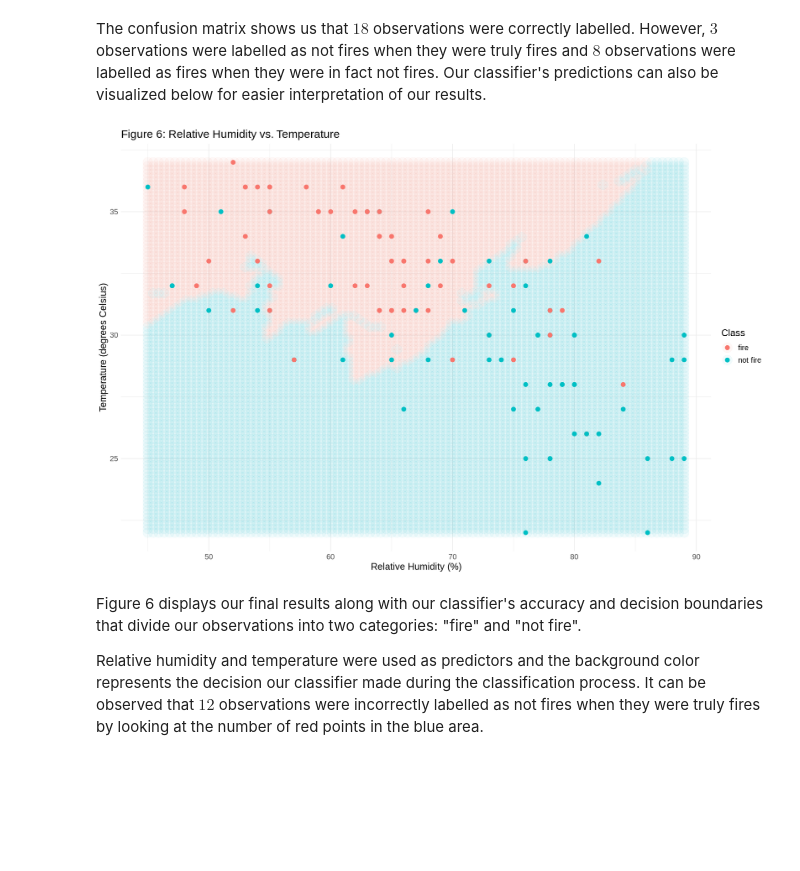
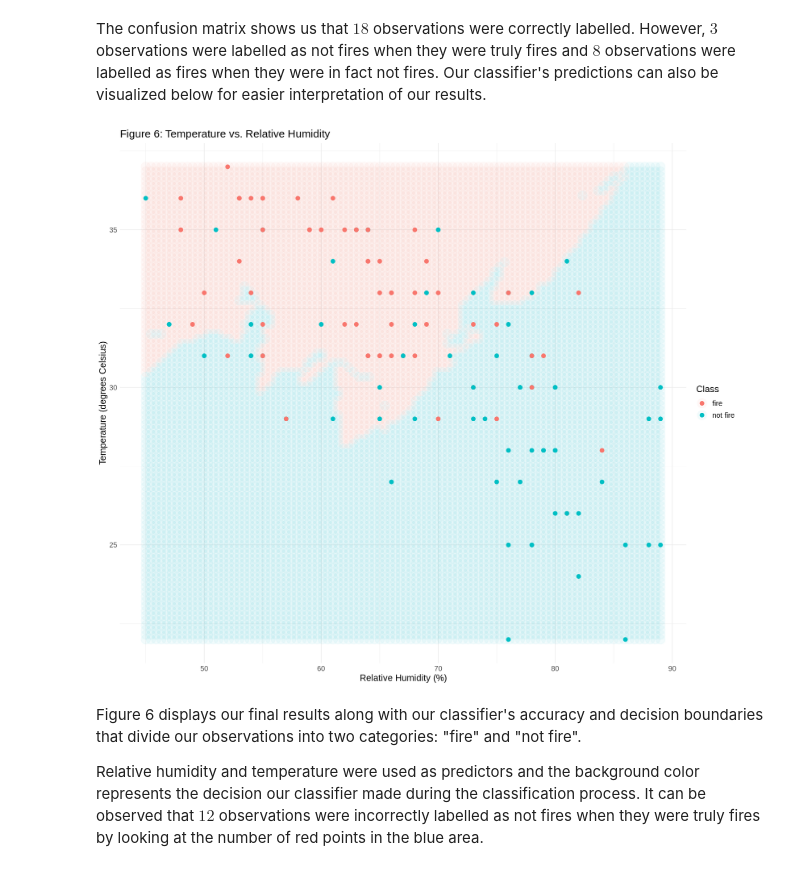
Before and after one commit to a-kong/dsci100-project, a Jupyter notebook: report.ipynb, the cells around one changed output. Cells and saved outputs as stored; diff of their text form; code cells hidden in the pictures; blank space fills up the shorter version.

Commit message:
plot labels
for the graph titles, i believe it's y vs x

```diff
--- a/report.ipynb
+++ b/report.ipynb
@@ -276,7 +276,7 @@ The confusion matrix shows us that $18$ observations were correctly labelled. Ho
 
 options(repr.plot.width = 15, repr.plot.height = 13)
 
-# Relative Humidity vs. Temperature
+# Temperature vs. Realtive Humidity
 bejaia_recipe_2 <- recipe(Classes ~ Temperature + RH, data = bejaia_train) %>%
                    step_center(all_predictors()) %>%
                    step_scale(all_predictors())
@@ -284,35 +284,35 @@ bejaia_recipe_2 <- recipe(Classes ~ Temperature + RH, data = bejaia_train) %>%
 RH_seq <- seq(from = min(bejaia_fire_tidy$RH, na.rm = TRUE),
           to = max(bejaia_fire_tidy$RH, na.rm = TRUE),
           length.out = 100)
 
 Temperature_seq <- seq(from = min(bejaia_fire_tidy$Temperature, na.rm = TRUE),
                    to = max(bejaia_fire_tidy$Temperature, na.rm = TRUE),
                    length.out = 100)
 
 grid_points <- expand.grid(RH = RH_seq,
                Temperature = Temperature_seq)
 
 grid_predicted <- workflow() %>%
                   add_recipe(bejaia_recipe_2) %>%
                   add_model(bejaia_spec_best) %>%
                   fit(data = bejaia_train) %>%
                   predict(new_data = grid_points) %>%
                   cbind(grid_points)
 
 grid_humidity_plot <- grid_predicted %>%
                       ggplot(aes(x = RH, y = Temperature, color = .pred_class)) +
                       geom_point(alpha = 0.05, size = 7) +
                       geom_point(data = bejaia_fire_tidy,
                       aes(x = RH, y = Temperature, color = Classes),
                       size = 3) +
-                      ggtitle("Figure 6: Relative Humidity vs. Temperature") +
+                      ggtitle("Figure 6: Temperature vs. Relative Humidity") +
                       theme_minimal() +
                       labs(x = "Relative Humidity (%)", y = "Temperature (degrees Celsius)", colour = "Class") +
                       theme(text = element_text(size = 15))
 
 grid_humidity_plot
 # %% [output]
-[figure, old version]
+[figure, new version]
 # %% [markdown]
 Figure 6 displays our final results along with our classifier's accuracy and decision boundaries that divide our observations into two categories: "fire" and "not fire".
 
```
Also changed, not shown: parts of 1 cell of this notebook.
